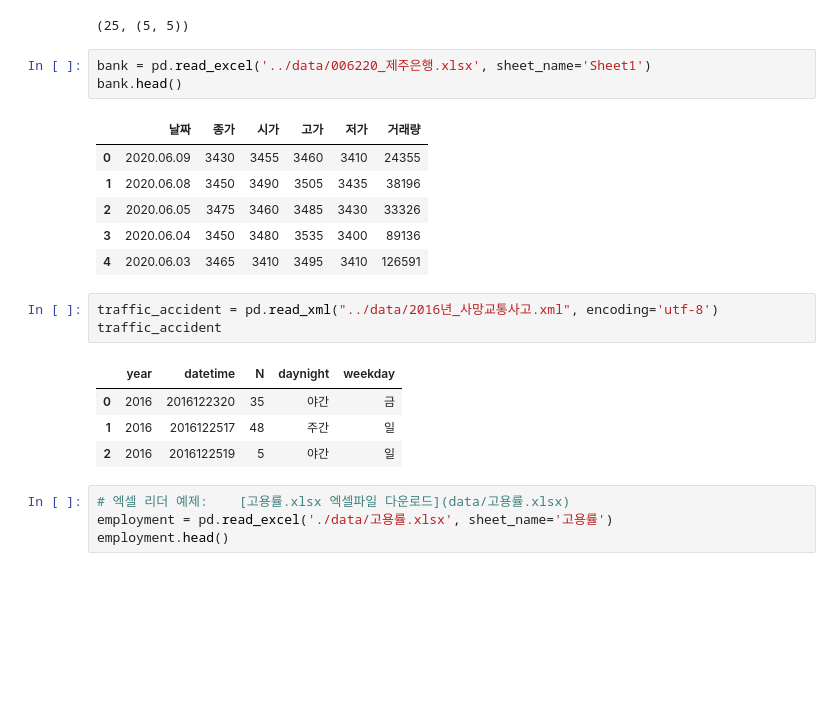
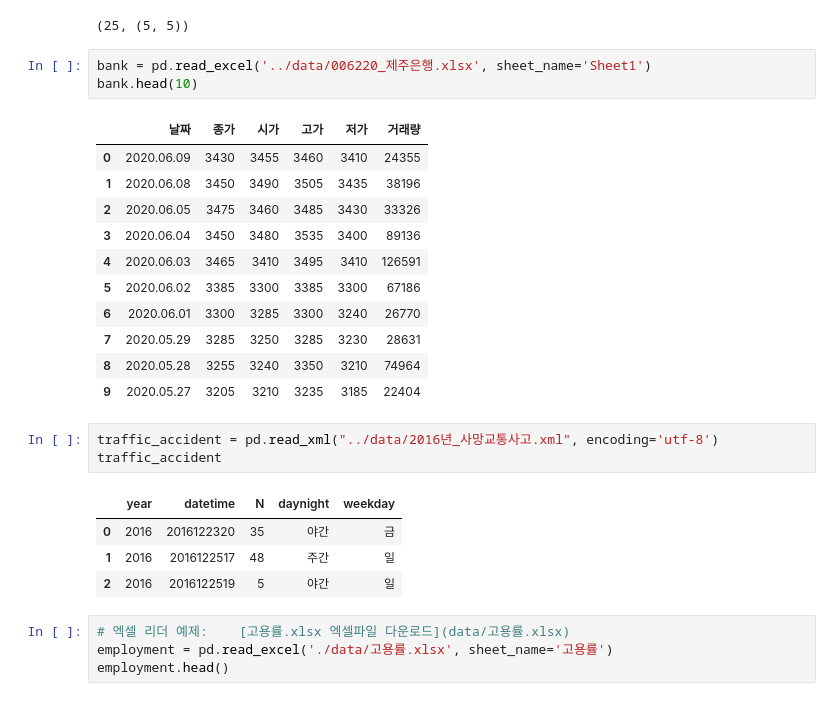
Before and after one commit to kkr010128/DataScience, a Jupyter notebook: ds_dr_ex.ipynb, the cells around one changed output. Drawn from its saved outputs; the diff is of its cells as text; blank space fills up the shorter version.

```diff
--- a/ds_dr_ex.ipynb
+++ b/ds_dr_ex.ipynb
@@ -71,22 +78,27 @@ titanic.size,titanic.shape
 (25, (5, 5))
 # %%
 bank = pd.read_excel('../data/006220_제주은행.xlsx', sheet_name='Sheet1')
-bank.head()
+bank.head(10)
 # %% [output]
 |  | 날짜 | 종가 | 시가 | 고가 | 저가 | 거래량 |
 | 0 | 2020.06.09 | 3430 | 3455 | 3460 | 3410 | 24355 |
 | 1 | 2020.06.08 | 3450 | 3490 | 3505 | 3435 | 38196 |
 | 2 | 2020.06.05 | 3475 | 3460 | 3485 | 3430 | 33326 |
 | 3 | 2020.06.04 | 3450 | 3480 | 3535 | 3400 | 89136 |
 | 4 | 2020.06.03 | 3465 | 3410 | 3495 | 3410 | 126591 |
+| 5 | 2020.06.02 | 3385 | 3300 | 3385 | 3300 | 67186 |
+| 6 | 2020.06.01 | 3300 | 3285 | 3300 | 3240 | 26770 |
+| 7 | 2020.05.29 | 3285 | 3250 | 3285 | 3230 | 28631 |
+| 8 | 2020.05.28 | 3255 | 3240 | 3350 | 3210 | 74964 |
+| 9 | 2020.05.27 | 3205 | 3210 | 3235 | 3185 | 22404 |
-# %%
-traffic_accident = pd.read_xml("../data/2016년_사망교통사고.xml", encoding='utf-8')
-traffic_accident
-# %% [output]
-|  | year | datetime | N | daynight | weekday |
-| 0 | 2016 | 2016122320 | 35 | 야간 | 금 |
-| 1 | 2016 | 2016122517 | 48 | 주간 | 일 |
-| 2 | 2016 | 2016122519 | 5 | 야간 | 일 |
+# %%
+traffic_accident = pd.read_xml("../data/2016년_사망교통사고.xml", encoding='utf-8')
+traffic_accident
+# %% [output]
+|  | year | datetime | N | daynight | weekday |
+| 0 | 2016 | 2016122320 | 35 | 야간 | 금 |
+| 1 | 2016 | 2016122517 | 48 | 주간 | 일 |
+| 2 | 2016 | 2016122519 | 5 | 야간 | 일 |
 # %%
 # 엑셀 리더 예제:    [고용률.xlsx 엑셀파일 다운로드](data/고용률.xlsx)
 employment = pd.read_excel('./data/고용률.xlsx', sheet_name='고용률')
```
Also changed, not shown: parts of 34 cells of this notebook, 2 other files.
